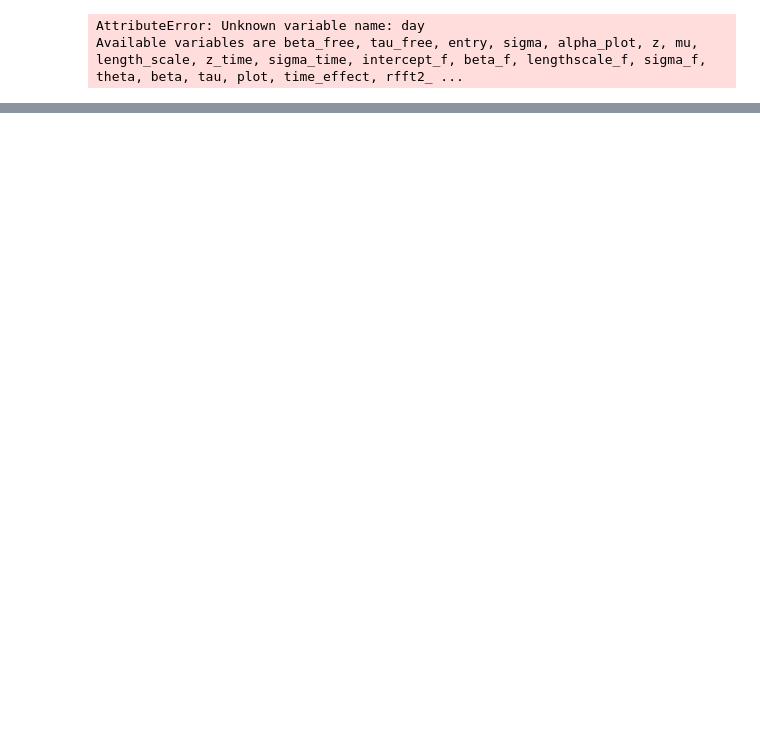
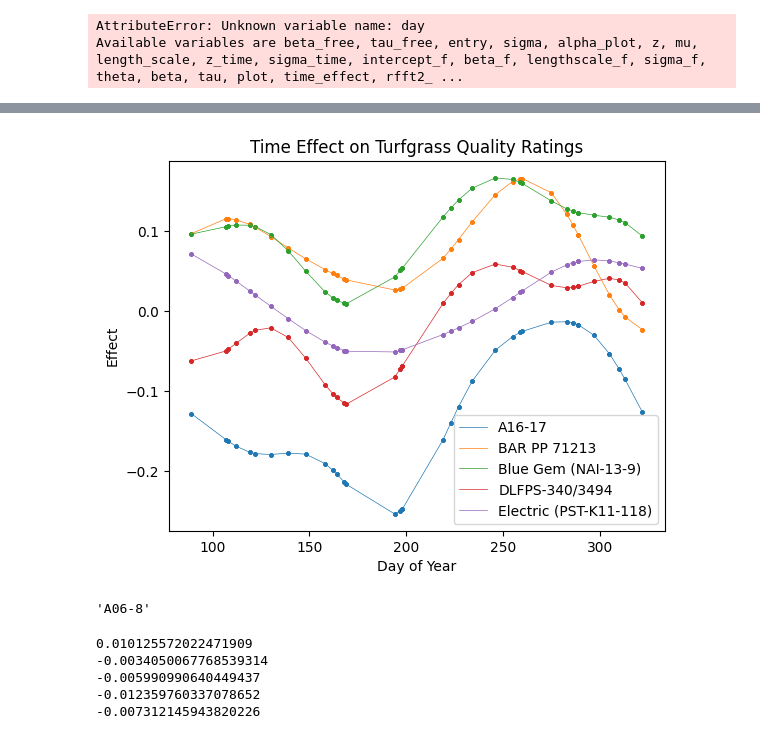
Before and after one commit to QhenryQ/nteprsm, a Jupyter notebook: src/fourier_time_model.ipynb, the cells around one changed output, grey strips where cells are left out. Saved outputs shown, nothing was run; the diff lists cells and outputs as text; code cells hidden in the pictures; blank space fills up the shorter version.

```diff
--- a/src/fourier_time_model.ipynb
+++ b/src/fourier_time_model.ipynb
@@ -189,0 +194,27 @@ Available variables are beta_free, tau_free, entry, sigma, alpha_plot, z, mu, le
+# %%
+for i in [10,20,30,40,50]:
+    x = list(df[df["ENTRY_NAME_CODE"]+1 == i]['DAY_OF_YEAR'])
+    sorted_indices = sorted(range(len(x)), key=lambda k: x[k])
+    x_sorted = [list(df[df["ENTRY_NAME_CODE"]+1 == i]['DAY_OF_YEAR'])[ind] for ind in sorted_indices]
+    y_sorted = [fit.time_effect[i].mean(axis=0)[ind] for ind in sorted_indices]
+    plt.scatter(df[df["ENTRY_NAME_CODE"]+1 == i]['DAY_OF_YEAR'], fit.time_effect[i].mean(axis=0),s=5)
+    plt.plot(x_sorted,y_sorted,linewidth=0.5, label=list(df[df["ENTRY_NAME_CODE"]+1 == i]['ENTRY_NAME'])[0])
+plt.title('Time Effect on Turfgrass Quality Ratings')
+plt.xlabel('Day of Year')
+plt.ylabel('Effect')
+plt.legend()
+plt.show()
+# %% [output]
+[figure, added]
+# %%
+list(df[df["ENTRY_NAME_CODE"]+1 == 1]['ENTRY_NAME'])[0]
+# %% [output]
+'A06-8'
+# %%
+for i in [10,20,30,40,50]: print(fit.intercept_f[i].mean(axis=0))
+# %% [output]
+0.010125572022471909
+-0.0034050067768539314
+-0.005990990640449437
+-0.012359760337078652
+-0.007312145943820226
```
Also changed, not shown: parts of 5 cells of this notebook.
